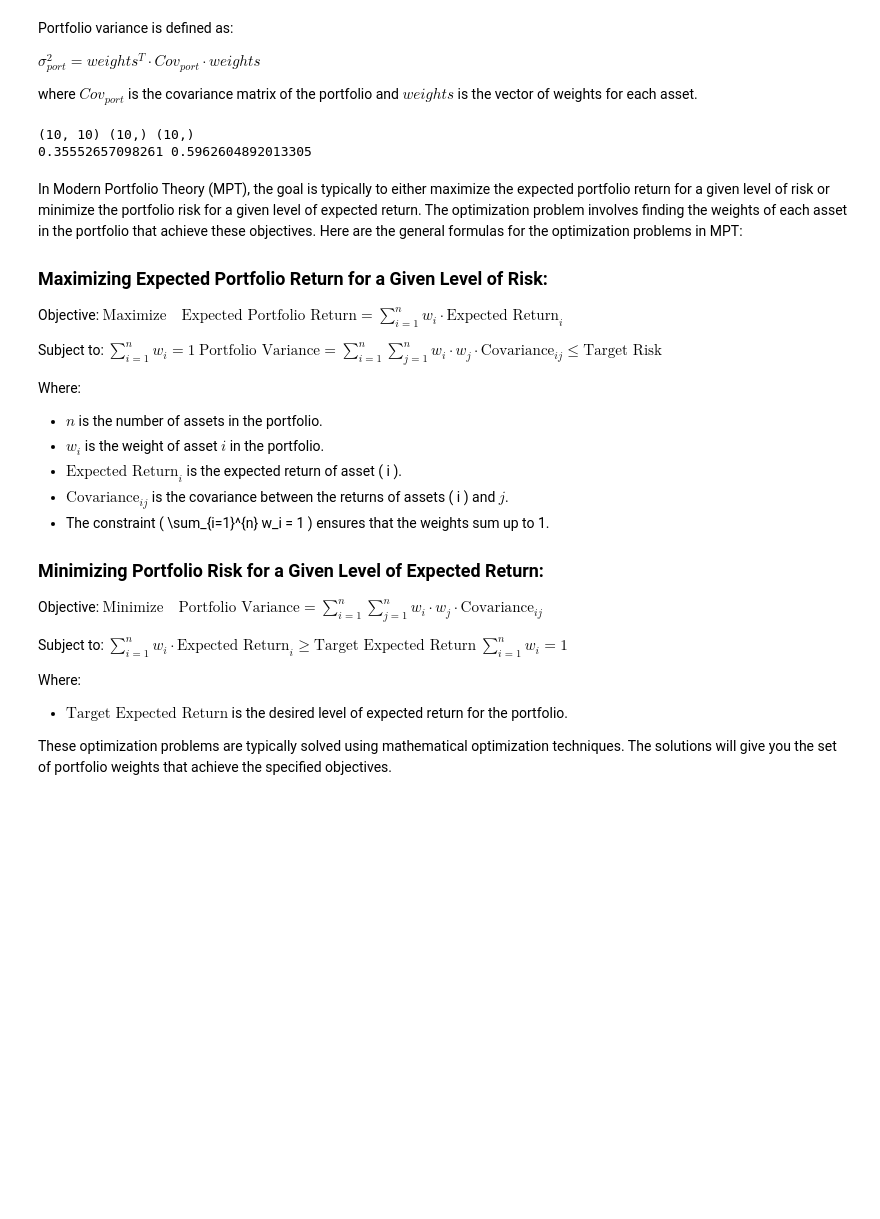
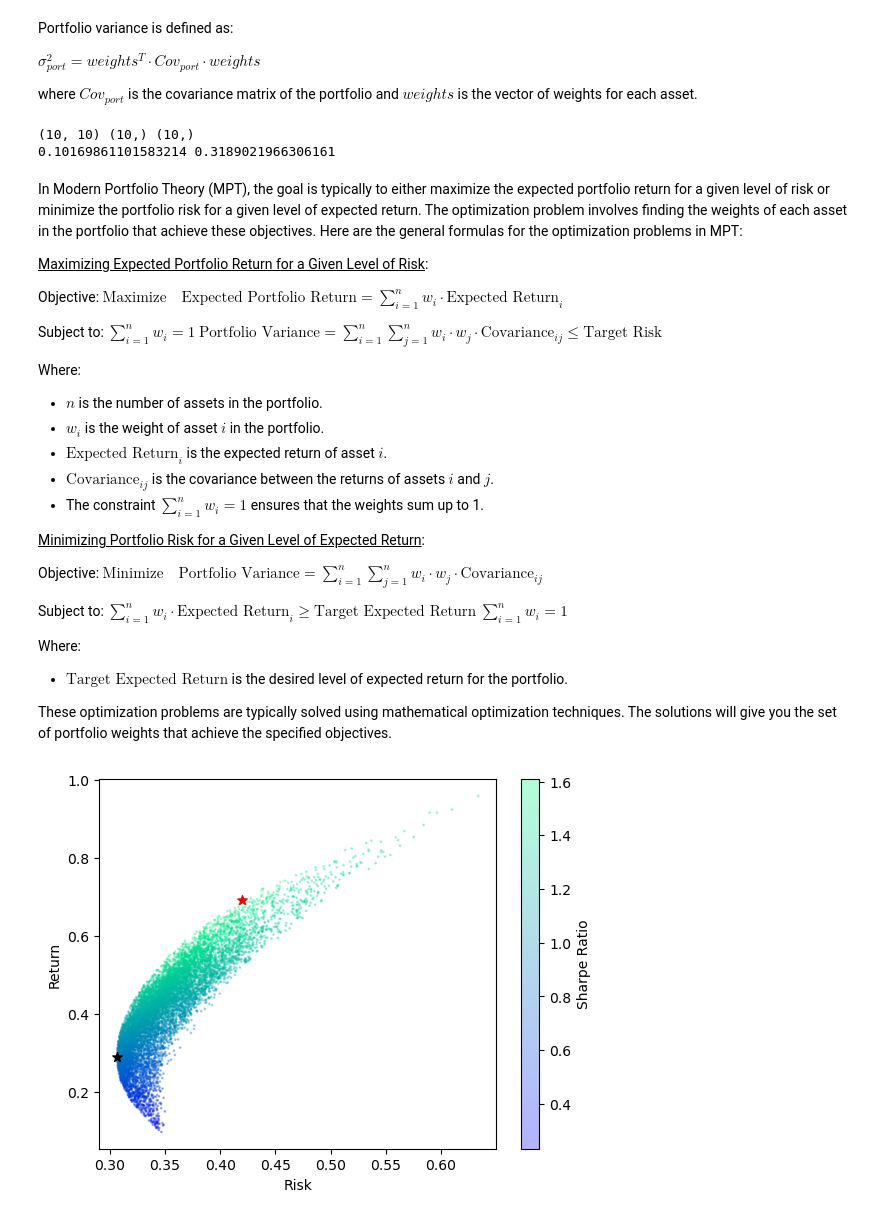
Before and after one commit to ansingh16/portfolio-optimization, a Jupyter notebook: Portfolio.ipynb, the cells around one changed output. Saved outputs shown, nothing was run; the diff lists cells and outputs as text; code cells hidden in the pictures; blank space fills up the shorter version.

Commit message:
added minimum risk and max sharpe code

```diff
--- a/Portfolio.ipynb
+++ b/Portfolio.ipynb
@@ -16,15 +16,15 @@ import numpy as np
 yf.pdr_override()
 
 # Define a list of stock symbols
-stock_symbols = ['AAPL', 'GOOGL', 'MSFT', 'AMZN', 'TSLA', 'JPM', 'GS', 'WMT', 'PG', 'NVDA']
+stock_symbols = ['AAPL', 'TSLA', 'JPM', 'GS']
 
 # start date
-start_date = '2020-01-01'
+start_date = '2018-01-01'
 # end date
 end_date = '2021-01-01'
 
 # Fetch stock data along with sector information
-portfolio = pdr.get_data_yahoo(stock_symbols,start_date,end_date)['Adj Close']
+portfolio = pdr.get_data_yahoo(stock_symbols,start_date,end_date)['Close']
 
 # portfolio returns
 portfolio_returns = portfolio.pct_change()
@@ -54,11 +54,11 @@ port_vol = np.sqrt(port_var)
 print(port_var, port_vol)
 # %% [output]
 (10, 10) (10,) (10,)
-0.35552657098261 0.5962604892013305
+0.10169861101583214 0.3189021966306161
 # %% [markdown]
 In Modern Portfolio Theory (MPT), the goal is typically to either maximize the expected portfolio return for a given level of risk or minimize the portfolio risk for a given level of expected return. The optimization problem involves finding the weights of each asset in the portfolio that achieve these objectives. Here are the general formulas for the optimization problems in MPT:
 
-### Maximizing Expected Portfolio Return for a Given Level of Risk:
+<u>Maximizing Expected Portfolio Return for a Given Level of Risk</u>:
 
 Objective:
 $ \text{Maximize} \quad \text{Expected Portfolio Return} = \sum_{i=1}^{n} w_i \cdot \text{Expected Return}_i $
@@ -70,11 +70,11 @@ $ \text{Portfolio Variance} = \sum_{i=1}^{n} \sum_{j=1}^{n} w_i \cdot w_j \cdot
 Where:
 - $ n $ is the number of assets in the portfolio.
 - $ w_i $ is the weight of asset $ i $ in the portfolio.
-- $ \text{Expected Return}_i $ is the expected return of asset \( i \).
-- $ \text{Covariance}_{ij} $ is the covariance between the returns of assets \( i \) and $ j $.
-- The constraint \( \sum_{i=1}^{n} w_i = 1 \) ensures that the weights sum up to 1.
+- $ \text{Expected Return}_i $ is the expected return of asset $ i $.
+- $ \text{Covariance}_{ij} $ is the covariance between the returns of assets $ i $ and $ j $.
+- The constraint $ \sum_{i=1}^{n} w_i = 1 $ ensures that the weights sum up to 1.
 
-### Minimizing Portfolio Risk for a Given Level of Expected Return:
+<u>Minimizing Portfolio Risk for a Given Level of Expected Return</u>:
 
 Objective:
 $ \text{Minimize} \quad \text{Portfolio Variance} = \sum_{i=1}^{n} \sum_{j=1}^{n} w_i \cdot w_j \cdot \text{Covariance}_{ij} $
@@ -89,0 +130,58 @@ These optimization problems are typically solved using mathematical optimization
+# %%
+
+mean_returns = portfolio_returns.mean()
+cov_matrix = portfolio_returns.cov()
+# Number of portfolios to simulate
+nsim = 10000
+# Risk free rate
+risk_free_rate = 0.018
+
+# run the simulation
+results, weights = random_port_gen(nsim,mean_returns, cov_matrix, risk_free_rate)
+# get max Sharpe ratio index
+max_sharpe_idx = np.argmax(results['sharpe'].values)
+
+# get minimum volatility
+min_vol_idx = np.argmin(results['std_dev'].values)
+
+# get std_dev and returns at max Sharpe ratio
+stdev_maxsharpe, returns_maxsharpe = results['std_dev'].iloc[max_sharpe_idx], results['return'].iloc[max_sharpe_idx]
+
+
+# get std_dev and returns at minimum volatility
+stdev_minvol, returns_minvol = results['std_dev'].iloc[min_vol_idx], results['return'].iloc[min_vol_idx]
+
+
+# pull the allocation associated with max Sharpe ratio
+max_sharpe_allocation =  pd.DataFrame(weights[max_sharpe_idx],index=portfolio.columns,columns=['allocation'])
+# round off
+max_sharpe_allocation['allocation'] = [round(i*100,2) for i in max_sharpe_allocation['allocation']]
+
+
+# pull the allocation associated with max Sharpe ratio
+min_vol_allocation = pd.DataFrame(weights[min_vol_idx],index=portfolio.columns,columns=['allocation'])
+# round off
+min_vol_allocation['allocation'] = [round(i*100,2) for i in min_vol_allocation['allocation']]
+
+
+
+# Plot the efficient frontier
+fig,ax = plt.subplots(1,1)
+cb = ax.scatter(results['std_dev'],results['return'],c=results['sharpe'], cmap='winter', marker='o', s=1, alpha=0.3)
+
+# plot max Sharpe ratio
+ax.scatter(stdev_maxsharpe, returns_maxsharpe, marker='*', color='r', s=50)
+
+# plot min volatility
+ax.scatter(stdev_minvol, returns_minvol, marker='*', color='k', s=50)
+
+ax.set_xlabel(r'Risk')
+ax.set_ylabel(r'Return')
+ax.plot()
+
+cbar = fig.colorbar(cb)
+cbar.set_label('Sharpe Ratio')
+
+plt.show()
+# %% [output]
+[figure, added]
```
Also changed, not shown: parts of 3 cells of this notebook.
